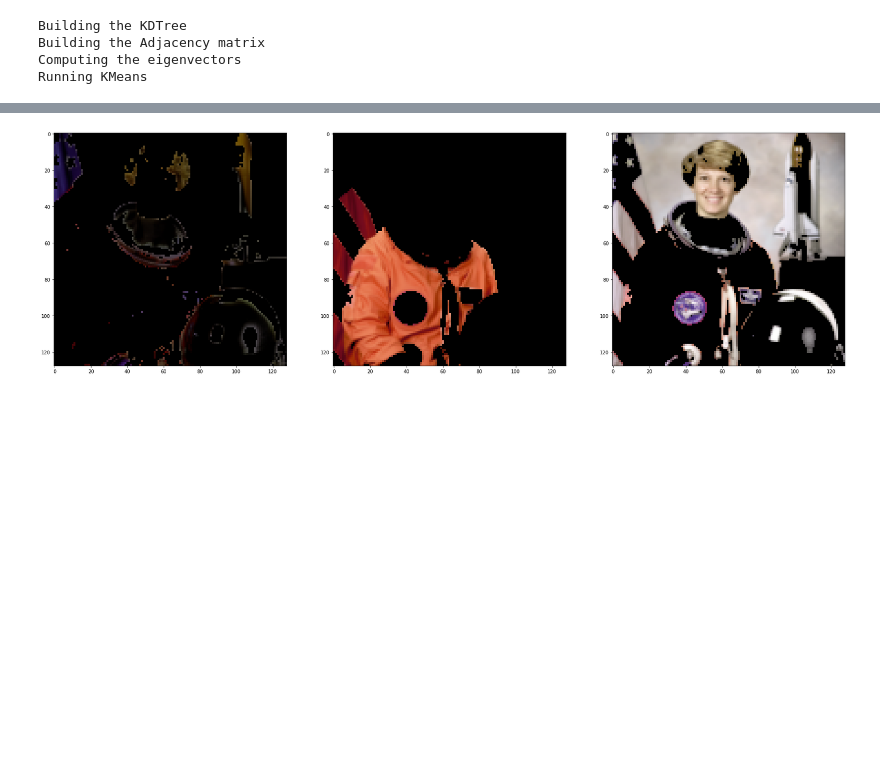
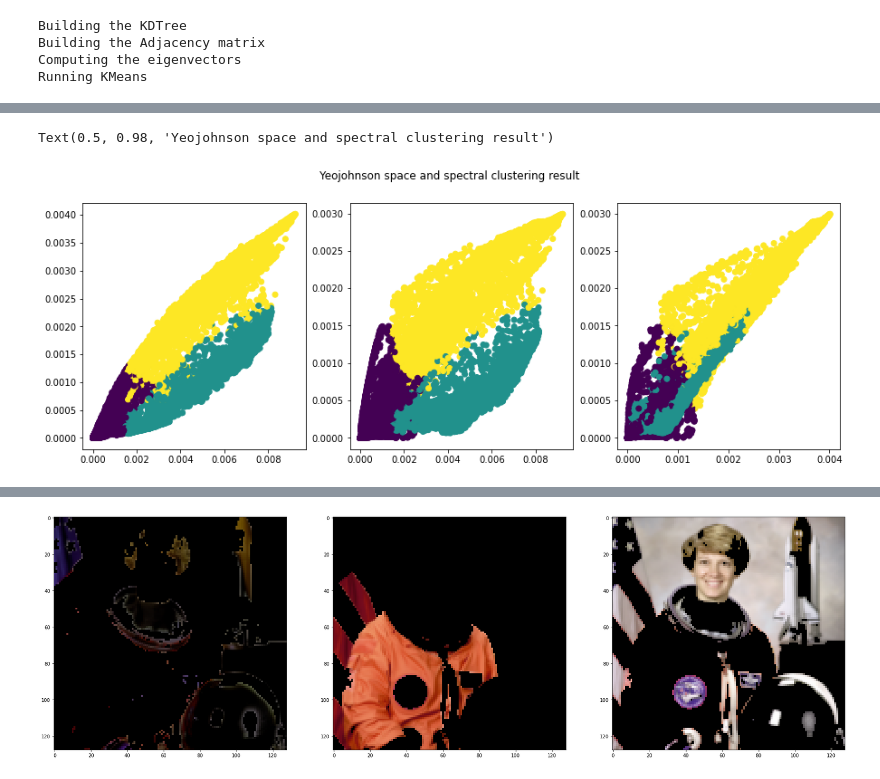
Before and after one commit to thast/numerical-journeys, a Jupyter notebook: jupyter notebooks/Spectral Clustering from scratch or almost.ipynb, the cells around one changed output, grey strips where cells are left out. Saved outputs shown, nothing was run; the diff lists cells and outputs as text; code cells hidden in the pictures; blank space fills up the shorter version.

```diff
--- a/jupyter notebooks/Spectral Clustering from scratch or almost.ipynb
+++ b/jupyter notebooks/Spectral Clustering from scratch or almost.ipynb
@@ -224,0 +229,10 @@ ax[2].scatter(eigv_ast[:,1],eigv_ast[:,2],c=spectral_ast.labels_)
+# %%
+# compare original space, yeojohnson space, and eigenvector space
+fig, ax = plt.subplots(1,3,figsize=(15,5))
+ax[0].scatter(r,g,c=spectral_ast.labels_)
+ax[1].scatter(r,b,c=spectral_ast.labels_)
+ax[2].scatter(g,b,c=spectral_ast.labels_)
+fig.suptitle('Yeojohnson space and spectral clustering result')
+# %% [output]
+Text(0.5, 0.98, 'Yeojohnson space and spectral clustering result')
+[figure, added]
```
Also changed, not shown: parts of 6 cells of this notebook.
